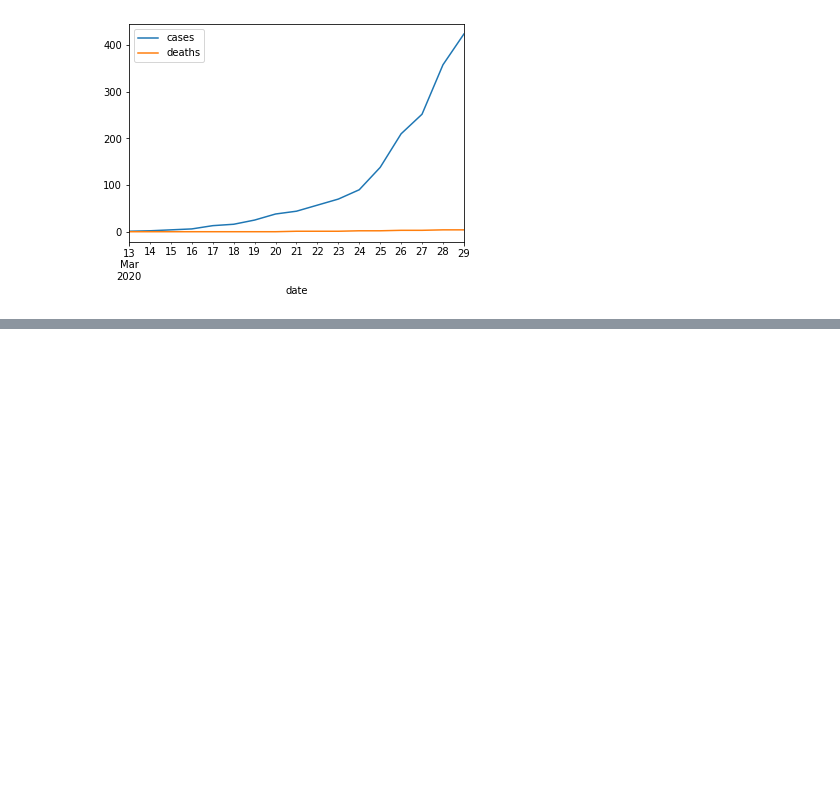
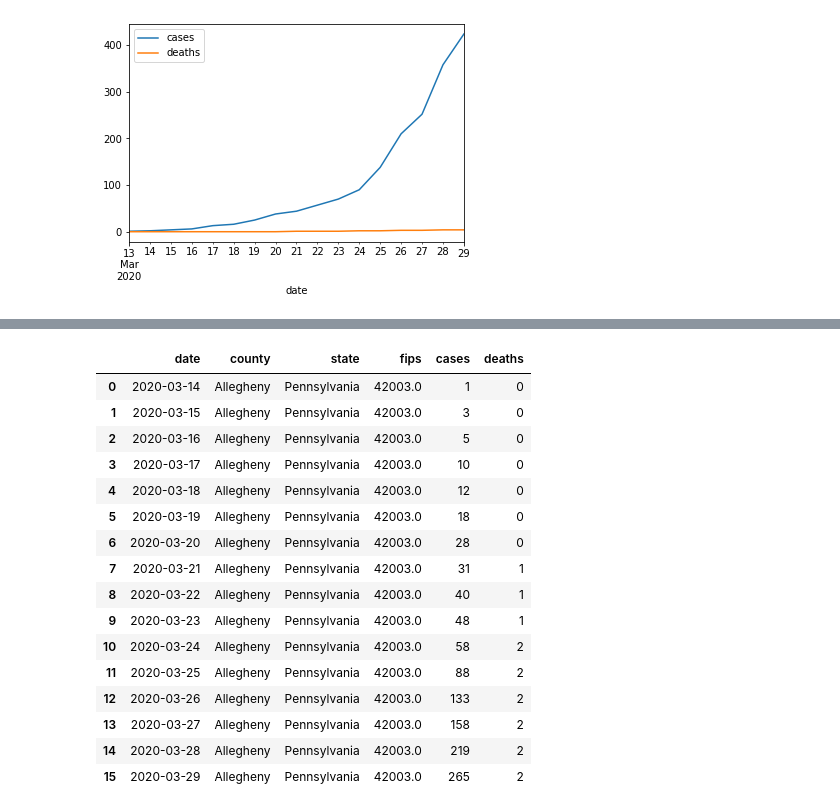
Before and after one commit to sawyerap/PythonDataViz, a Jupyter notebook: nyt_data.ipynb, the cells around one changed output, grey strips where cells are left out. Drawn from its saved outputs; the diff is of its cells as text; code cells hidden in the pictures; blank space fills up the shorter version.

```diff
--- a/nyt_data.ipynb
+++ b/nyt_data.ipynb
@@ -46,0 +69,20 @@ ax = near_pgh_summary.plot()
+# %%
+pa_only[pa_only['county']=='Allegheny'].reset_index(drop=True)
+# %% [output]
+|  | date | county | state | fips | cases | deaths |
+| 0 | 2020-03-14 | Allegheny | Pennsylvania | 42003.0 | 1 | 0 |
+| 1 | 2020-03-15 | Allegheny | Pennsylvania | 42003.0 | 3 | 0 |
+| 2 | 2020-03-16 | Allegheny | Pennsylvania | 42003.0 | 5 | 0 |
+| 3 | 2020-03-17 | Allegheny | Pennsylvania | 42003.0 | 10 | 0 |
+| 4 | 2020-03-18 | Allegheny | Pennsylvania | 42003.0 | 12 | 0 |
+| 5 | 2020-03-19 | Allegheny | Pennsylvania | 42003.0 | 18 | 0 |
+| 6 | 2020-03-20 | Allegheny | Pennsylvania | 42003.0 | 28 | 0 |
+| 7 | 2020-03-21 | Allegheny | Pennsylvania | 42003.0 | 31 | 1 |
+| 8 | 2020-03-22 | Allegheny | Pennsylvania | 42003.0 | 40 | 1 |
+| 9 | 2020-03-23 | Allegheny | Pennsylvania | 42003.0 | 48 | 1 |
+| 10 | 2020-03-24 | Allegheny | Pennsylvania | 42003.0 | 58 | 2 |
+| 11 | 2020-03-25 | Allegheny | Pennsylvania | 42003.0 | 88 | 2 |
+| 12 | 2020-03-26 | Allegheny | Pennsylvania | 42003.0 | 133 | 2 |
+| 13 | 2020-03-27 | Allegheny | Pennsylvania | 42003.0 | 158 | 2 |
+| 14 | 2020-03-28 | Allegheny | Pennsylvania | 42003.0 | 219 | 2 |
+| 15 | 2020-03-29 | Allegheny | Pennsylvania | 42003.0 | 265 | 2 |
```
Also changed, not shown: parts of 10 cells of this notebook.
